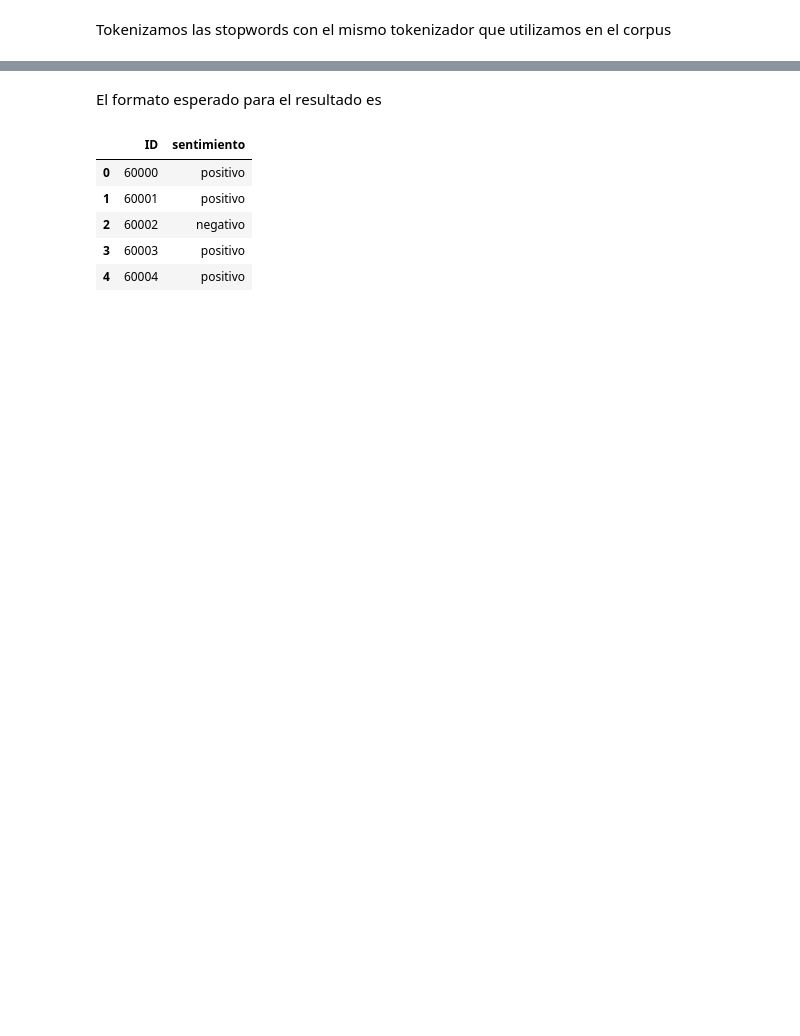
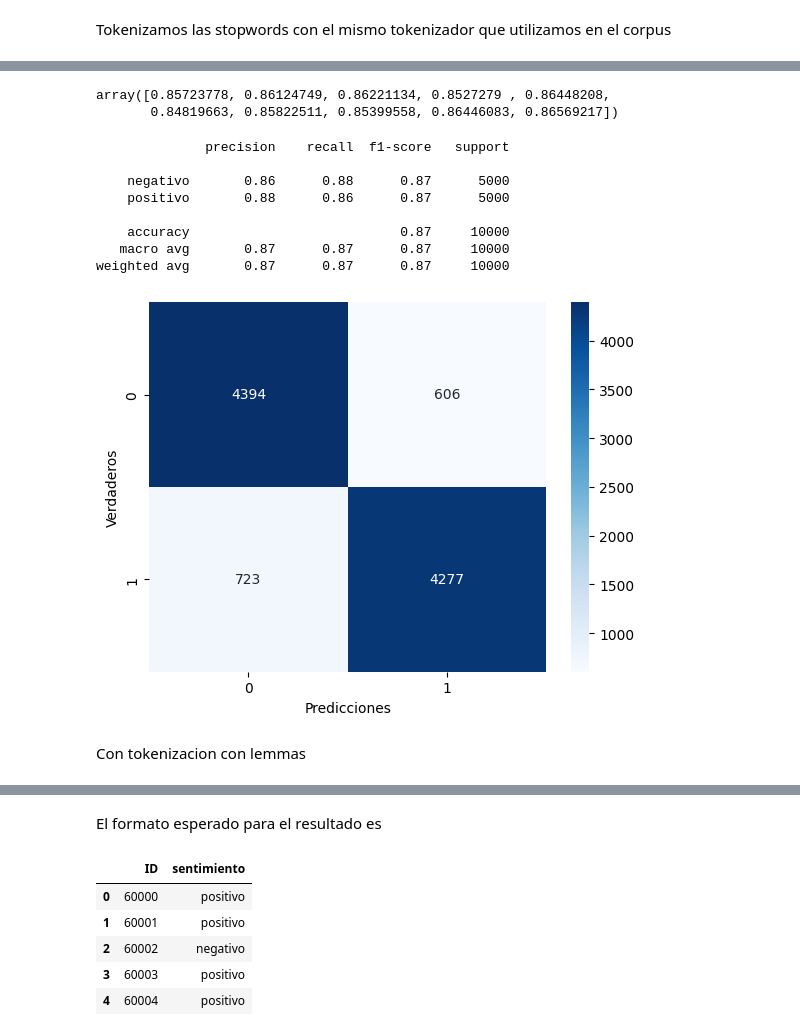
Before and after one commit to kikiymini/7506R-1C2024-GRUPO02, a Jupyter notebook: TP2/7506R_TP2_GRUPO2_CHP1_ENTREGA_N1.ipynb, the cells around one changed output, grey strips where cells are left out. Drawn from its saved outputs; the diff is of its cells as text; code cells hidden in the pictures; blank space fills up the shorter version.

```diff
--- a/TP2/7506R_TP2_GRUPO2_CHP1_ENTREGA_N1.ipynb
+++ b/TP2/7506R_TP2_GRUPO2_CHP1_ENTREGA_N1.ipynb
@@ -189,0 +398,9 @@ array([0.8275768 , 0.83218872, 0.82135312, 0.84332887, 0.83459037,
+# %%
+count_vect = CountVectorizer(preprocessor=clean_text,
+                             tokenizer=tokenizer,
+                             min_df=5,
+                             stop_words=stoplist_tokenized,
+                             ngram_range=(1,2))
+x_train_ngram_tok = count_vect.fit_transform(x_train_text) # cuenta frecuencia de tokens y define el diccionario
+x_validation_ngram_tok = count_vect.transform(x_validation_text) # cuenta frecuencia de tokens existentes en el diccionario
+x_train_ngram_tok
@@ -189,0 +410,38 @@ array([0.8275768 , 0.83218872, 0.82135312, 0.84332887, 0.83459037,
+# %%
+clf = MultinomialNB(alpha=1) # alpha es el smoothing parameter
+scores_cv_nb = cross_val_score(clf,
+                               x_train_ngram_tok, y_train,
+                               cv = 10, scoring='f1_macro')
+scores_cv_nb
+# %% [output]
+array([0.85723778, 0.86124749, 0.86221134, 0.8527279 , 0.86448208,
+       0.84819663, 0.85822511, 0.85399558, 0.86446083, 0.86569217])
+# %%
+# entreno el clasificador
+clf = MultinomialNB(alpha=1).fit(x_train_ngram_tok, y_train)
+
+# predigo en el set de testeo
+y_pred = clf.predict(x_validation_ngram_tok)
+
+#Creo matriz de confusión
+tabla=confusion_matrix(y_validation, y_pred)
+
+#Grafico matriz de confusión
+sns.heatmap(tabla, cmap='Blues',annot=True,fmt='g')
+plt.xlabel('Predicciones')
+plt.ylabel('Verdaderos')
+
+#Reporte
+print(classification_report(y_validation, y_pred))
+# %% [output]
+              precision    recall  f1-score   support
+
+    negativo       0.86      0.88      0.87      5000
+    positivo       0.88      0.86      0.87      5000
+
+    accuracy                           0.87     10000
+   macro avg       0.87      0.87      0.87     10000
+weighted avg       0.87      0.87      0.87     10000
+[figure, added]
+# %% [markdown]
+Con tokenizacion con lemmas
```
Also changed, not shown: parts of 57 cells of this notebook.
